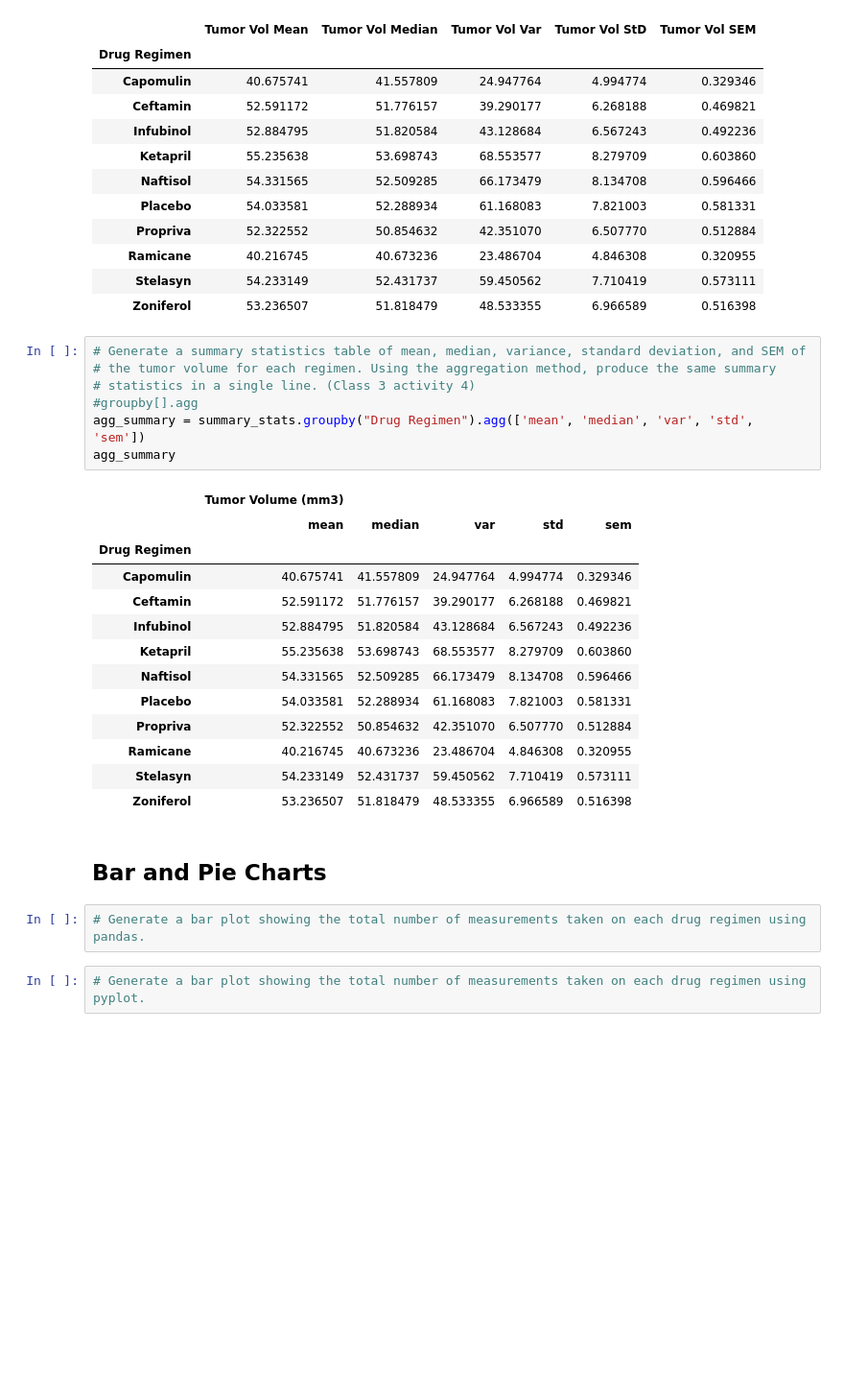
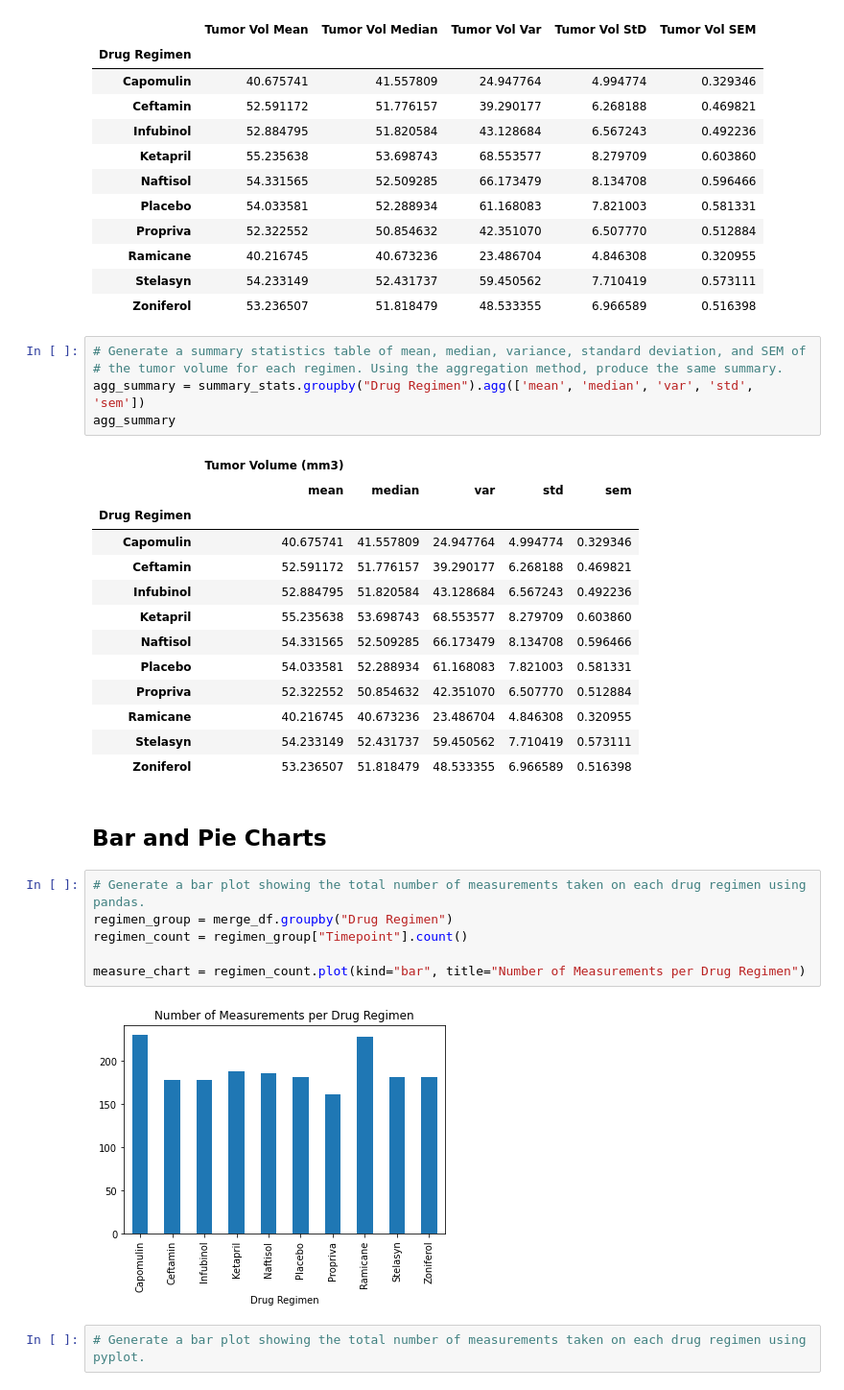
Before and after one commit to HopeNeely/matplotlib-challenge, a Jupyter notebook: pymaceuticals.ipynb, the cells around one changed output. Shown at 96% size. Saved outputs shown, nothing was run; the diff lists cells and outputs as text; blank space fills up the shorter version.

Commit message:
Created bar chart showing number of measerments per drug regimen.

```diff
--- a/pymaceuticals.ipynb
+++ b/pymaceuticals.ipynb
@@ -97,9 +98,7 @@ summary_table
 | Zoniferol | 53.236507 | 51.818479 | 48.533355 | 6.966589 | 0.516398 |
 # %%
 # Generate a summary statistics table of mean, median, variance, standard deviation, and SEM of
-# the tumor volume for each regimen. Using the aggregation method, produce the same summary
-# statistics in a single line. (Class 3 activity 4)
-#groupby[].agg
+# the tumor volume for each regimen. Using the aggregation method, produce the same summary.
 agg_summary = summary_stats.groupby("Drug Regimen").agg(['mean', 'median', 'var', 'std', 'sem'])
 agg_summary
 # %% [output]
@@ -120,6 +119,12 @@ agg_summary
 ## Bar and Pie Charts
 # %%
 # Generate a bar plot showing the total number of measurements taken on each drug regimen using pandas.
+regimen_group = merge_df.groupby("Drug Regimen")
+regimen_count = regimen_group["Timepoint"].count()
+
+measure_chart = regimen_count.plot(kind="bar", title="Number of Measurements per Drug Regimen")
+# %% [output]
+[figure, added]
 # %%
 # Generate a bar plot showing the total number of measurements taken on each drug regimen using pyplot.
 # %%
```
Also changed, not shown: parts of 1 cell of this notebook, 1 other file.
